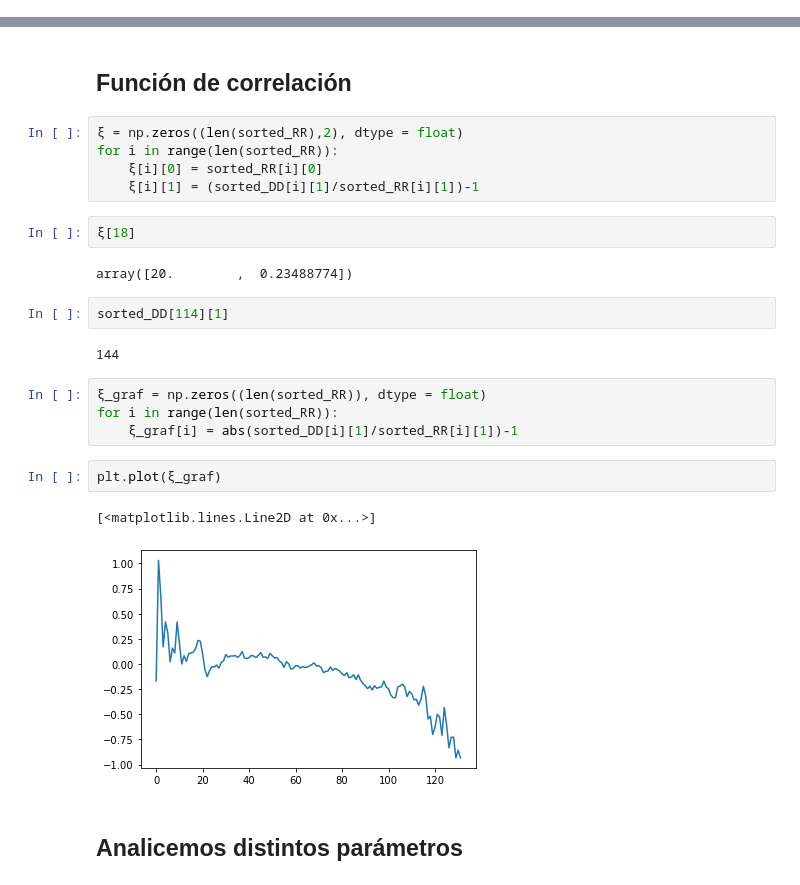
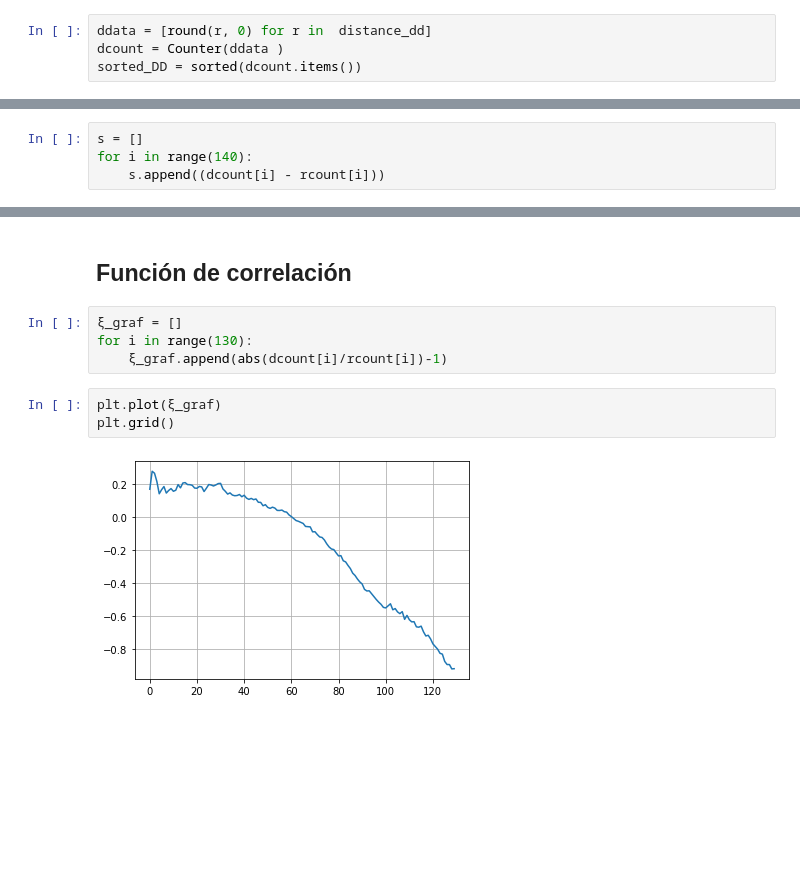
Before and after one commit to SamanthaRizo/F-sica_computacional_python, a Jupyter notebook: Funciones_de_correlación.ipynb, the cells around one changed output, grey strips where cells are left out. Drawn from its saved outputs; the diff is of its cells as text; blank space fills up the shorter version.

```diff
--- a/Funciones_de_correlación.ipynb
+++ b/Funciones_de_correlación.ipynb
@@ -412,0 +188,4 @@ plt.plot(xRR, Y)
+# %%
+ddata = [round(r, 0) for r in  distance_dd]
+dcount = Counter(ddata )
+sorted_DD = sorted(dcount.items())
@@ -412,0 +204,4 @@ plt.plot(xRR, Y)
+# %%
+s = []
+for i in range(140):
+    s.append((dcount[i] - rcount[i]))
@@ -413,26 +213,11 @@ plt.plot(xRR, Y)
 # %% [markdown]
 ## Función de correlación
-# %%
-ξ = np.zeros((len(sorted_RR),2), dtype = float)
-for i in range(len(sorted_RR)):
-    ξ[i][0] = sorted_RR[i][0]
-    ξ[i][1] = (sorted_DD[i][1]/sorted_RR[i][1])-1
-# %%
-ξ[18]
-# %% [output]
-array([20.        ,  0.23488774])
-# %%
-sorted_DD[114][1]
-# %% [output]
-144
 # %%
-ξ_graf = np.zeros((len(sorted_RR)), dtype = float)
-for i in range(len(sorted_RR)):
-    ξ_graf[i] = abs(sorted_DD[i][1]/sorted_RR[i][1])-1
+ξ_graf = []
+for i in range(130):
+    ξ_graf.append(abs(dcount[i]/rcount[i])-1)
 # %%
 plt.plot(ξ_graf)
+plt.grid()
 # %% [output]
-[<matplotlib.lines.Line2D at 0x...>]
-[figure, old version]
+[figure, new version]
-# %% [markdown]
-## Analicemos distintos parámetros
```
Also changed, not shown: parts of 164 cells of this notebook.
